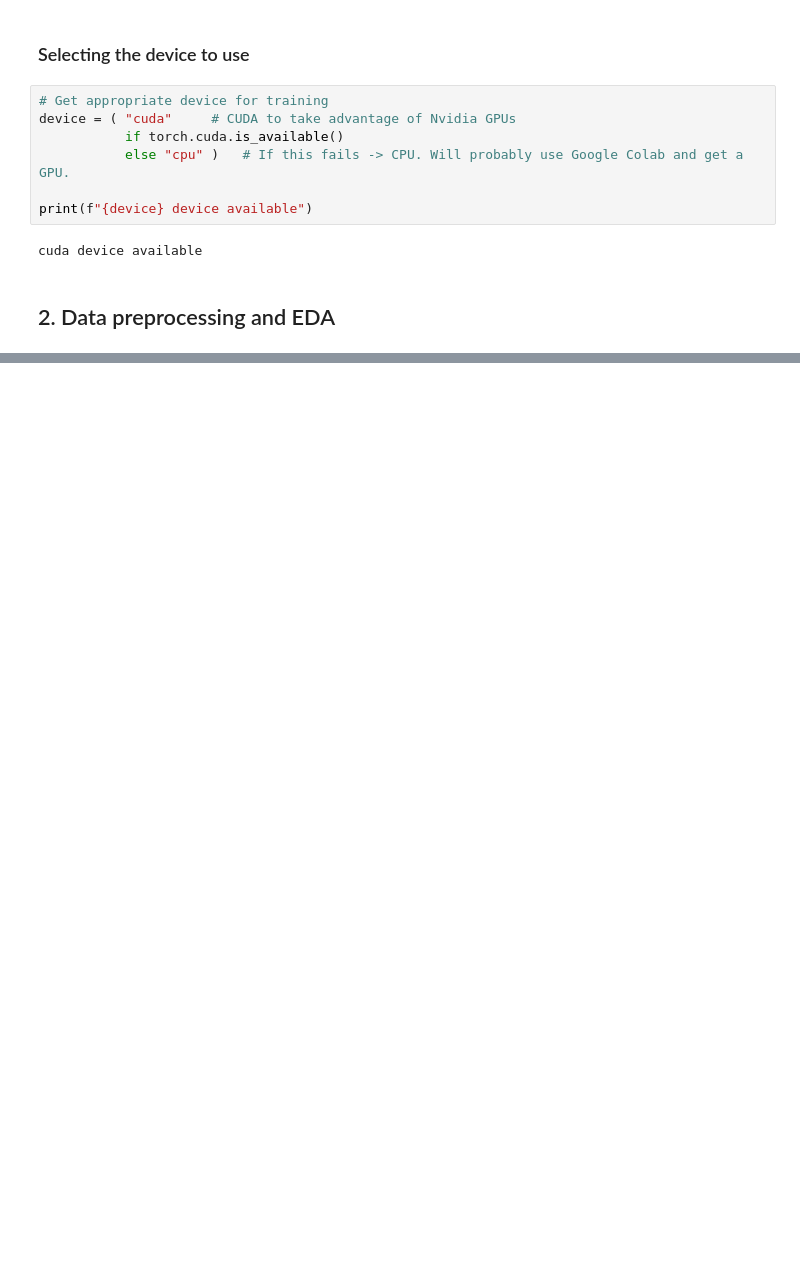
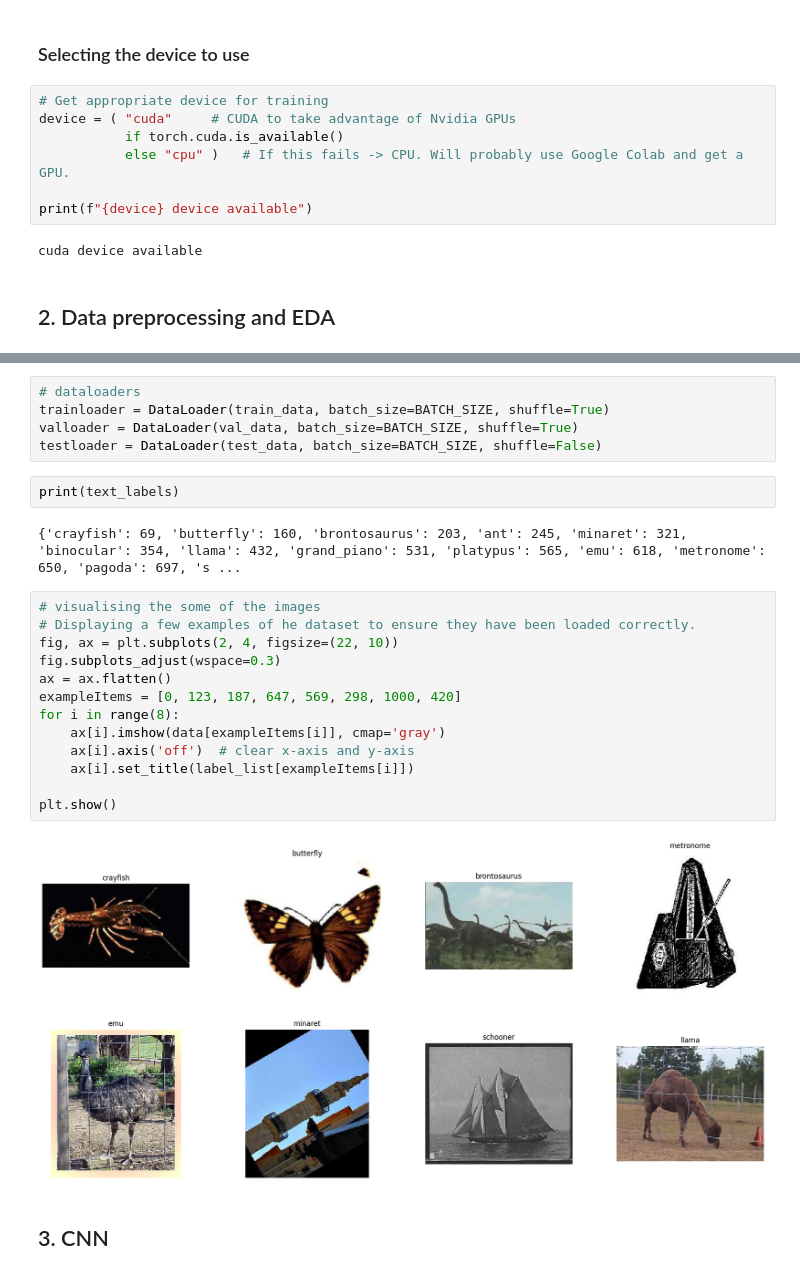
Before and after one commit to sprince0031/UL_Masters, a Jupyter notebook: SEM_2/CS6482-Deep_Reinforcement_Learning/Assignment1/CS6482-Assign1-23007575-23052058.ipynb, the cells around one changed output, grey strips where cells are left out. Drawn from its saved outputs; the diff is of its cells as text; blank space fills up the shorter version.

```diff
--- a/SEM_2/CS6482-Deep_Reinforcement_Learning/Assignment1/CS6482-Assign1-23007575-23052058.ipynb
+++ b/SEM_2/CS6482-Deep_Reinforcement_Learning/Assignment1/CS6482-Assign1-23007575-23052058.ipynb
@@ -69,0 +227,26 @@ RuntimeError: The MD5 checksum of the download file ./content/caltech101/101_Obj
+# %%
+# dataloaders
+trainloader = DataLoader(train_data, batch_size=BATCH_SIZE, shuffle=True)
+valloader = DataLoader(val_data, batch_size=BATCH_SIZE, shuffle=True)
+testloader = DataLoader(test_data, batch_size=BATCH_SIZE, shuffle=False)
+# %%
+print(text_labels)
+# %% [output]
+{'crayfish': 69, 'butterfly': 160, 'brontosaurus': 203, 'ant': 245, 'minaret': 321, 'binocular': 354, 'llama': 432, 'grand_piano': 531, 'platypus': 565, 'emu': 618, 'metronome': 650, 'pagoda': 697, 's ...
+# %%
+# visualising the some of the images
+# Displaying a few examples of he dataset to ensure they have been loaded correctly.
+fig, ax = plt.subplots(2, 4, figsize=(22, 10))
+fig.subplots_adjust(wspace=0.3)
+ax = ax.flatten()
+exampleItems = [0, 123, 187, 647, 569, 298, 1000, 420]
+for i in range(8):
+    ax[i].imshow(data[exampleItems[i]], cmap='gray')
+    ax[i].axis('off')  # clear x-axis and y-axis
+    ax[i].set_title(label_list[exampleItems[i]])
+
+plt.show()
+# %% [output]
+[figure, added]
+# %% [markdown]
+## 3. CNN
```
Also changed, not shown: parts of 22 cells of this notebook, 2 other files.
